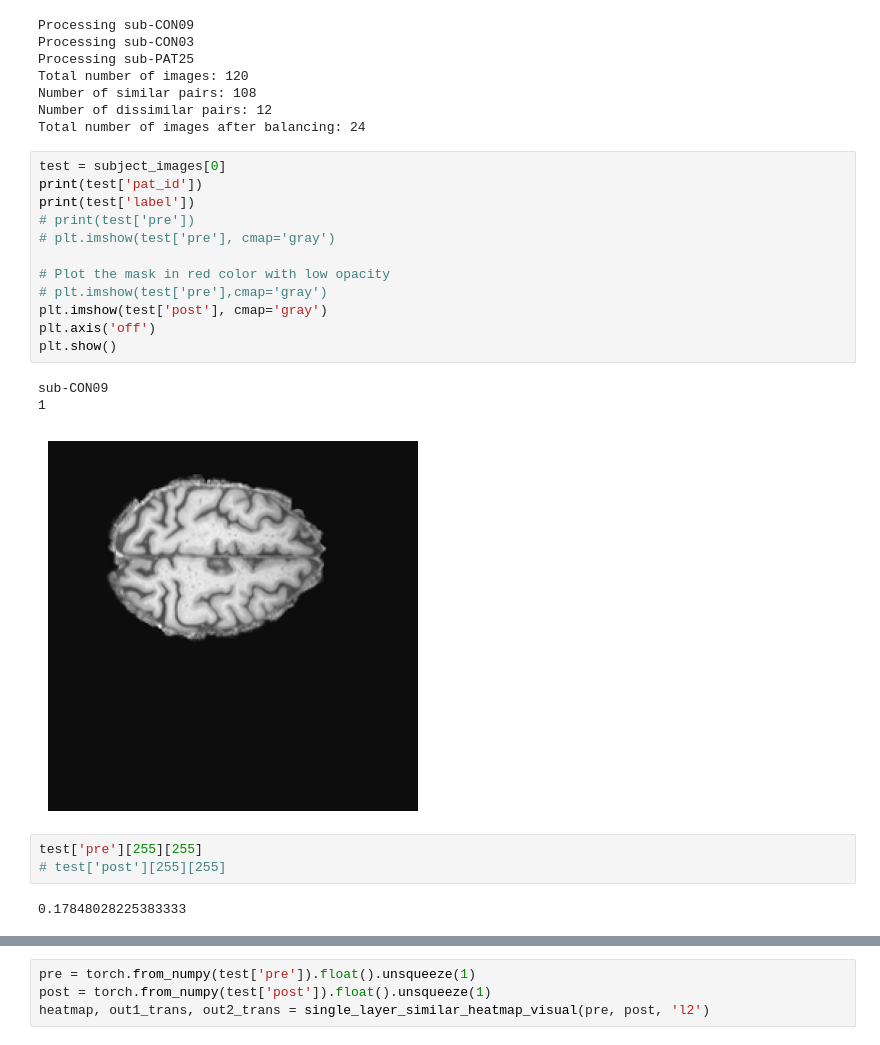
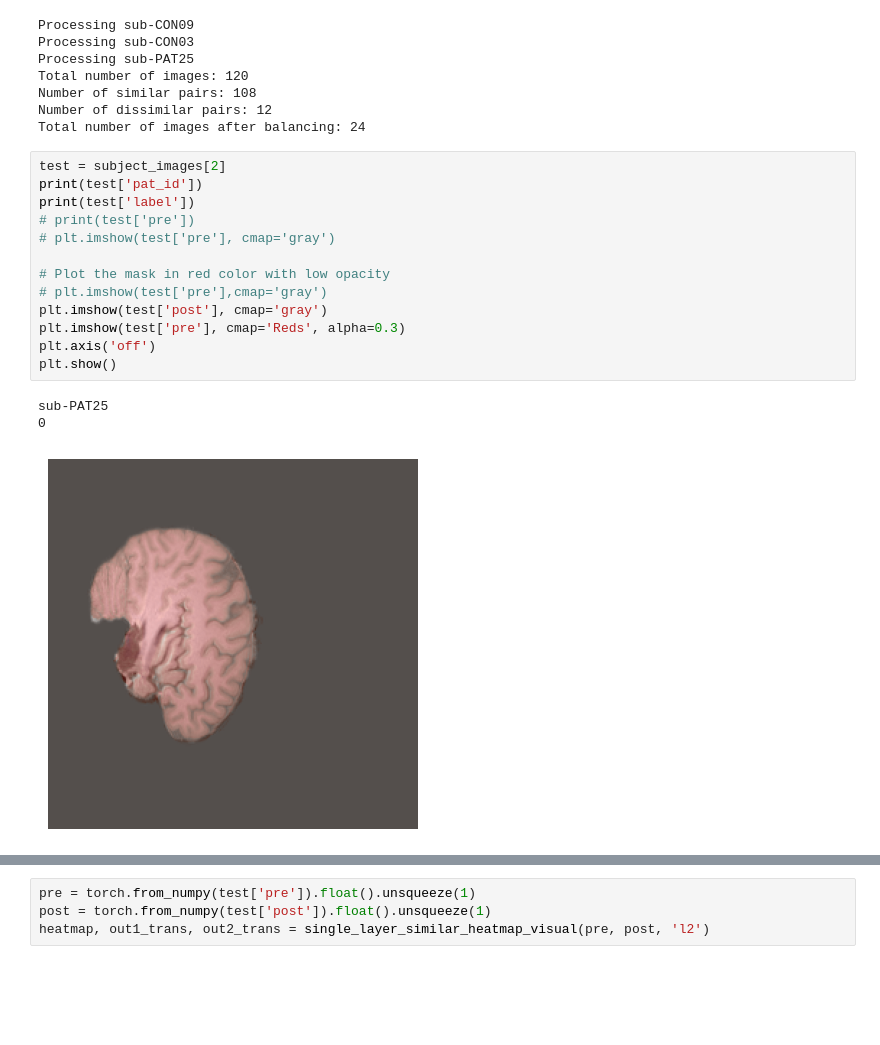
Before and after one commit to adiljahouh/Thesis-Change-Detection-in-MRI, a Jupyter notebook: notebooks/debug_pairs.ipynb, the cells around one changed output, grey strips where cells are left out. Cells and saved outputs as stored; diff of their text form; blank space fills up the shorter version.

```diff
--- a/notebooks/debug_pairs.ipynb
+++ b/notebooks/debug_pairs.ipynb
@@ -377,23 +377,19 @@ Number of similar pairs: 108
 Number of dissimilar pairs: 12
 Total number of images after balancing: 24
 # %%
-test = subject_images[0]
+test = subject_images[2]
 print(test['pat_id'])
 print(test['label'])
 # print(test['pre'])
 # plt.imshow(test['pre'], cmap='gray')
 
 # Plot the mask in red color with low opacity
 # plt.imshow(test['pre'],cmap='gray')
 plt.imshow(test['post'], cmap='gray')
+plt.imshow(test['pre'], cmap='Reds', alpha=0.3)
 plt.axis('off')
 plt.show()
 # %% [output]
-sub-CON09
-1
+sub-PAT25
+0
-[figure, old version]
+[figure, new version]
-# %%
-test['pre'][255][255]
-# test['post'][255][255]
-# %% [output]
-0.17848028225383333
```
Also changed, not shown: parts of 4 cells of this notebook, 6 other files.
